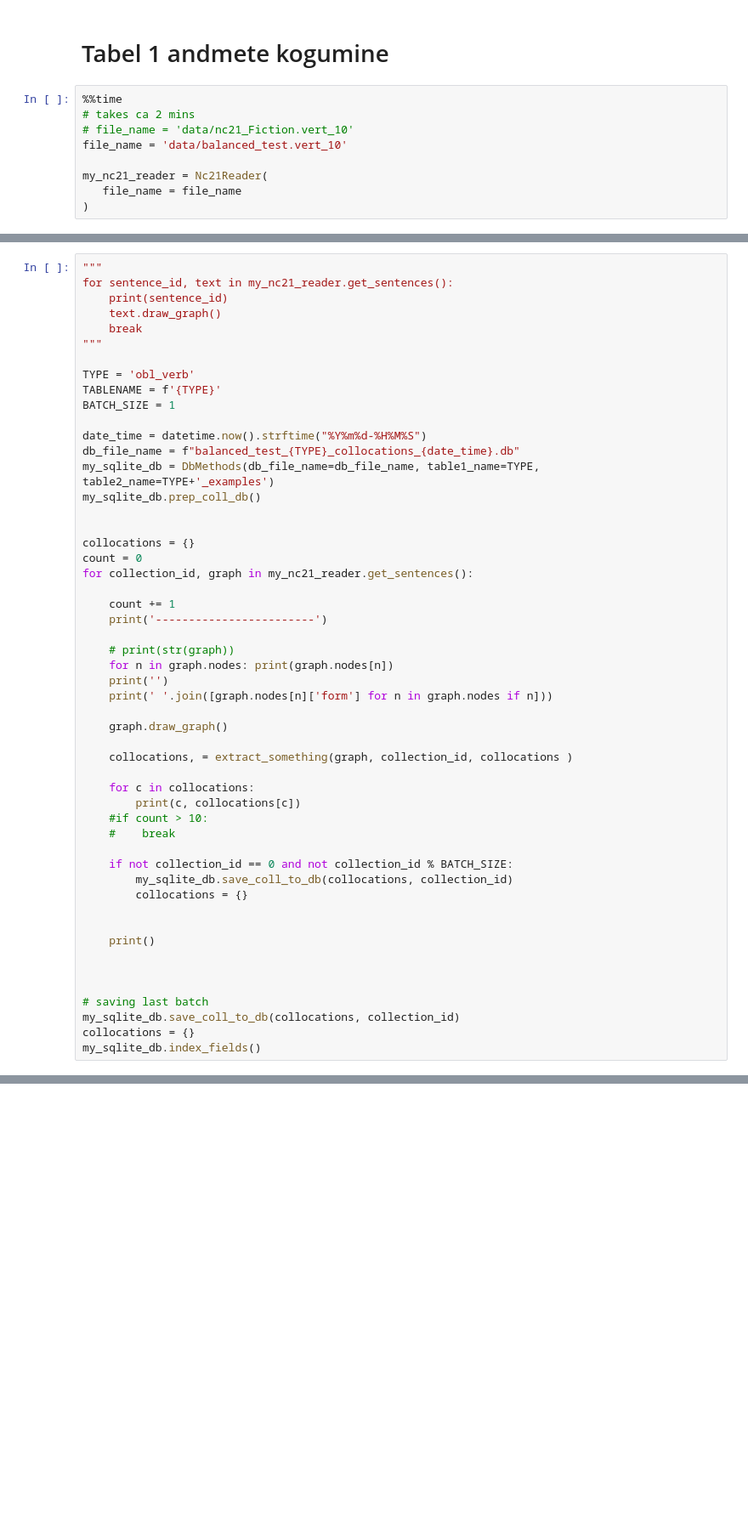
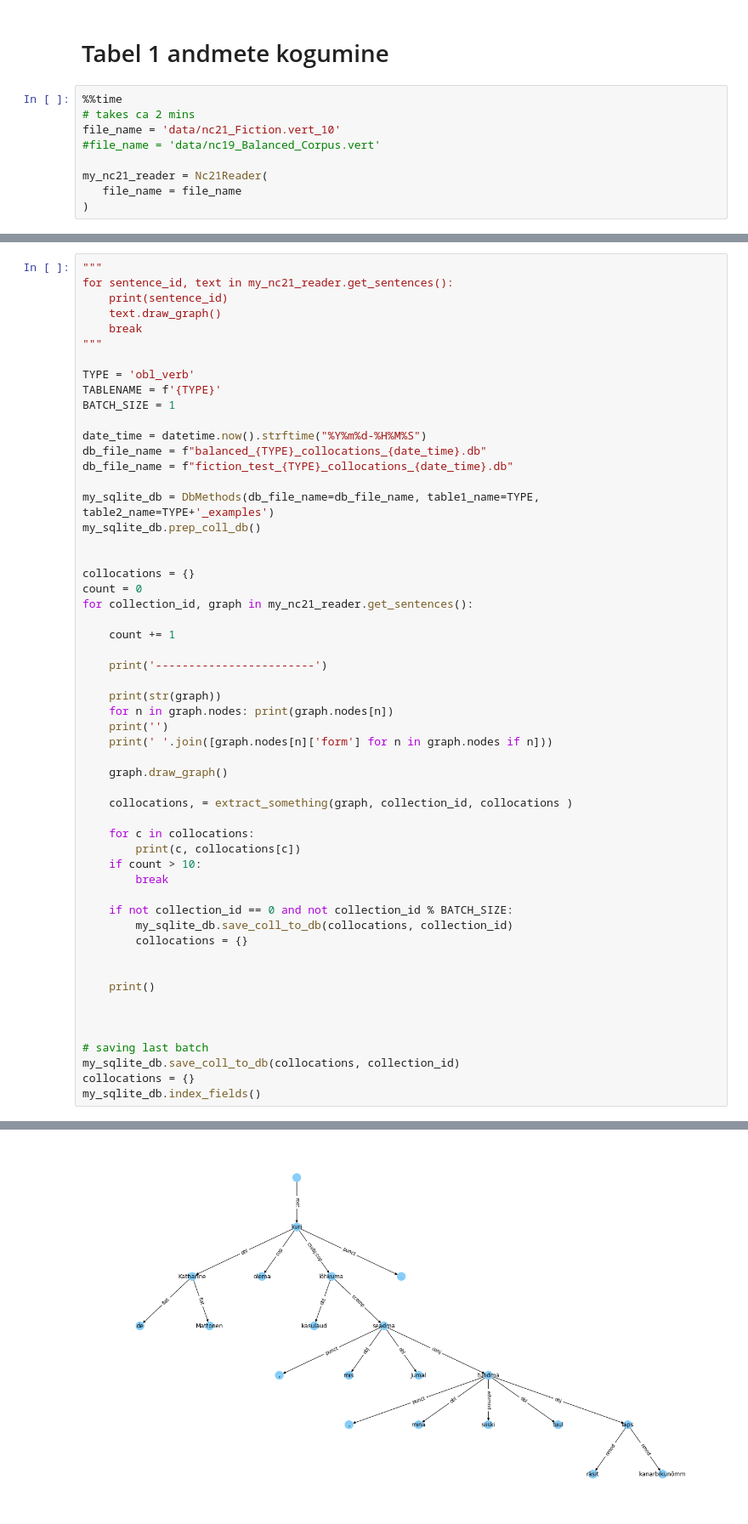
Before and after one commit to rabauti/prg1978, a Jupyter notebook: 1_collect_table1.ipynb, the cells around one changed output, grey strips where cells are left out. Shown at 85% size. Drawn from its saved outputs; the diff is of its cells as text; blank space fills up the shorter version.

```diff
--- a/1_collect_table1.ipynb
+++ b/1_collect_table1.ipynb
@@ -15,8 +15,8 @@ from collect_functions_1 import *
 # %%
 %%time
 # takes ca 2 mins
-# file_name = 'data/nc21_Fiction.vert_10'
-file_name = 'data/balanced_test.vert_10'
+file_name = 'data/nc21_Fiction.vert_10'
+#file_name = 'data/nc19_Balanced_Corpus.vert'
 
 my_nc21_reader = Nc21Reader(
    file_name = file_name
@@ -37,7 +37,9 @@ TABLENAME = f'{TYPE}'
 BATCH_SIZE = 1
 
 date_time = datetime.now().strftime("%Y%m%d-%H%M%S")
-db_file_name = f"balanced_test_{TYPE}_collocations_{date_time}.db"
+db_file_name = f"balanced_{TYPE}_collocations_{date_time}.db"
+db_file_name = f"fiction_test_{TYPE}_collocations_{date_time}.db"
+
 my_sqlite_db = DbMethods(db_file_name=db_file_name, table1_name=TYPE, table2_name=TYPE+'_examples')
 my_sqlite_db.prep_coll_db()
 
@@ -47,9 +49,10 @@ count = 0
 for collection_id, graph in my_nc21_reader.get_sentences():
 
     count += 1
+
     print('------------------------')
 
-    # print(str(graph))
+    print(str(graph))
     for n in graph.nodes: print(graph.nodes[n])
     print('')
     print(' '.join([graph.nodes[n]['form'] for n in graph.nodes if n]))
@@ -60,8 +63,8 @@ for collection_id, graph in my_nc21_reader.get_sentences():
 
     for c in collocations:
         print(c, collocations[c])
-    #if count > 10:
-    #    break
+    if count > 10:
+        break
 
     if not collection_id == 0 and not collection_id % BATCH_SIZE:
         my_sqlite_db.save_coll_to_db(collocations, collection_id)
@@ -94,0 +100 @@ Tallinna sotsiaal- juhataja ja tervishoiuameti kinnitas Vahur Keldrima informats
+[figure, added]
```
Also changed, not shown: parts of 3 cells of this notebook, 2 other files.
